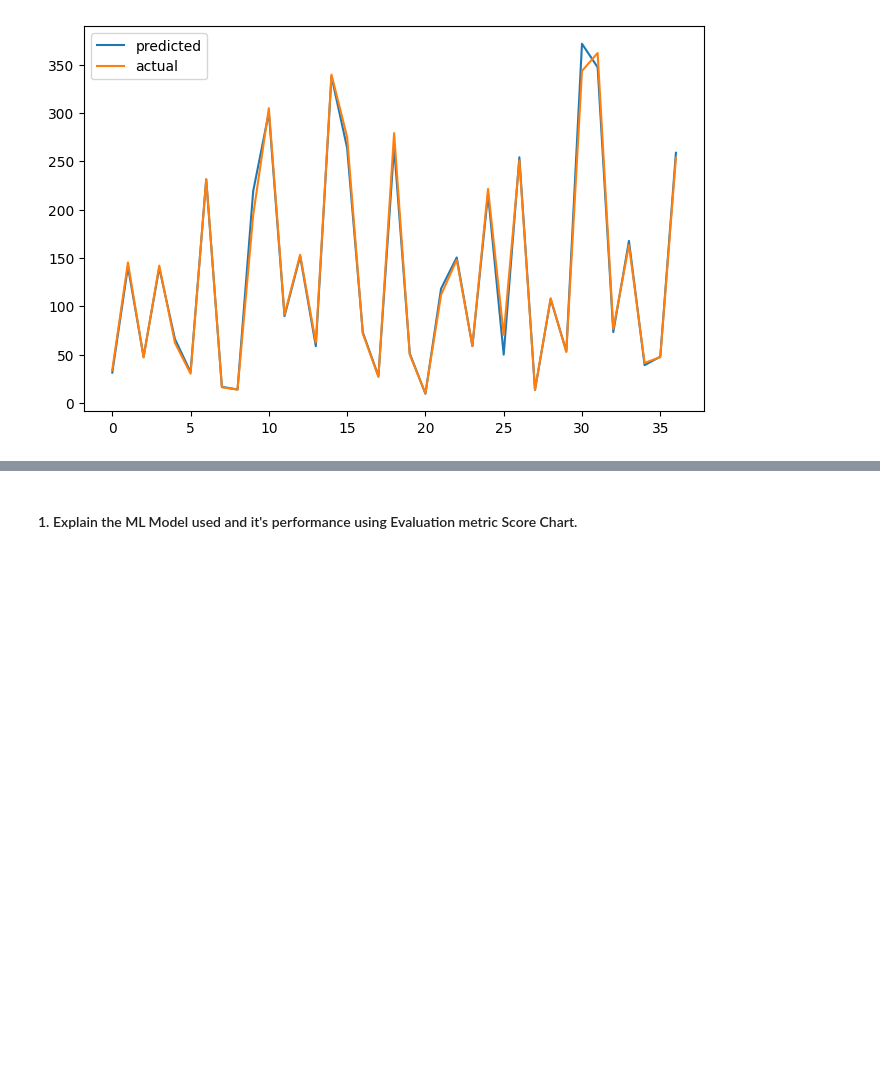
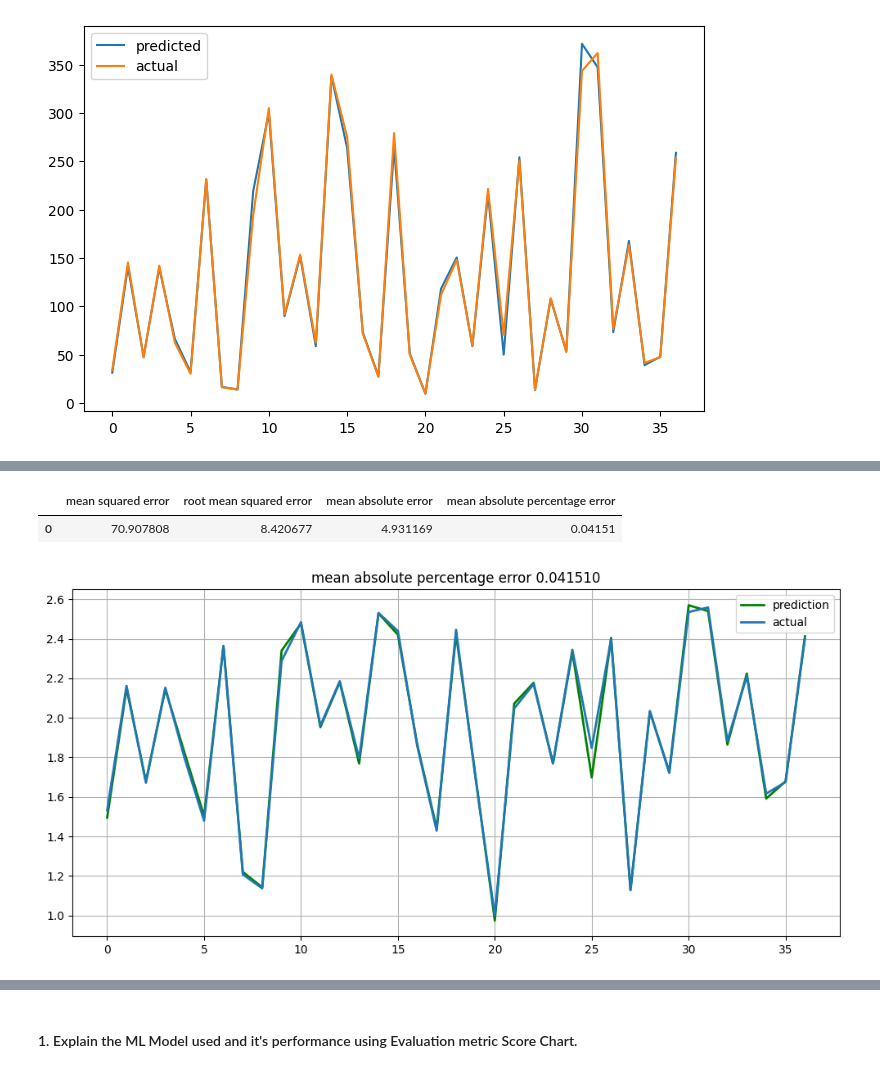
Before and after one commit to dipali-solake/Machine-learning, a Jupyter notebook: Yes_Bank_Stock_Closing_Price_prediction.ipynb, the cells around one changed output, grey strips where cells are left out. Cells and saved outputs as stored; diff of their text form; code cells hidden in the pictures; blank space fills up the shorter version.

```diff
--- a/Yes_Bank_Stock_Closing_Price_prediction.ipynb
+++ b/Yes_Bank_Stock_Closing_Price_prediction.ipynb
@@ -875,0 +878,25 @@ r_mape
+# %%
+metrics_score_ridge
+# %% [output]
+|  | mean squared error | root mean squared error | mean absolute error | mean absolute percentage error |
+| 0 | 70.907808 | 8.420677 | 4.931169 | 0.04151 |
+# %%
+# function to plot model performance
+def plotmodelresult(model, x_train=x_train, x_test=x_test, plot_intervals=False):
+
+  # plot model vs fact values
+
+   prediction = model.predict(x_test)
+
+   plt.figure(figsize=(10,5))
+   plt.plot(prediction, 'g', label='prediction', linewidth=2.0)
+   plt.plot(y_test,label='actual',linewidth=2.0)
+
+   plt.title('mean absolute percentage error {0:2f}'.format(lr_mape))
+   plt.legend(loc='best')
+   plt.tight_layout()
+   plt.grid(True);
+
+plotmodelresult(ridge_regressor, plot_intervals=True)
+# %% [output]
+[figure, added]
```
Also changed, not shown: parts of 84 cells of this notebook.
